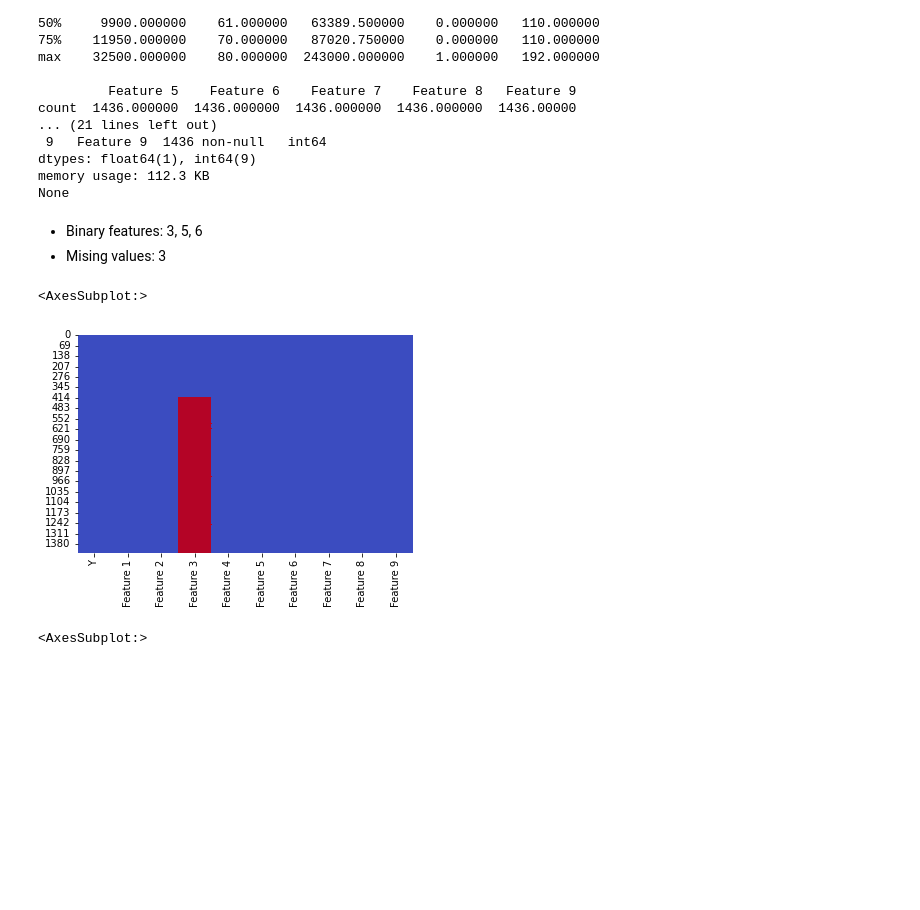
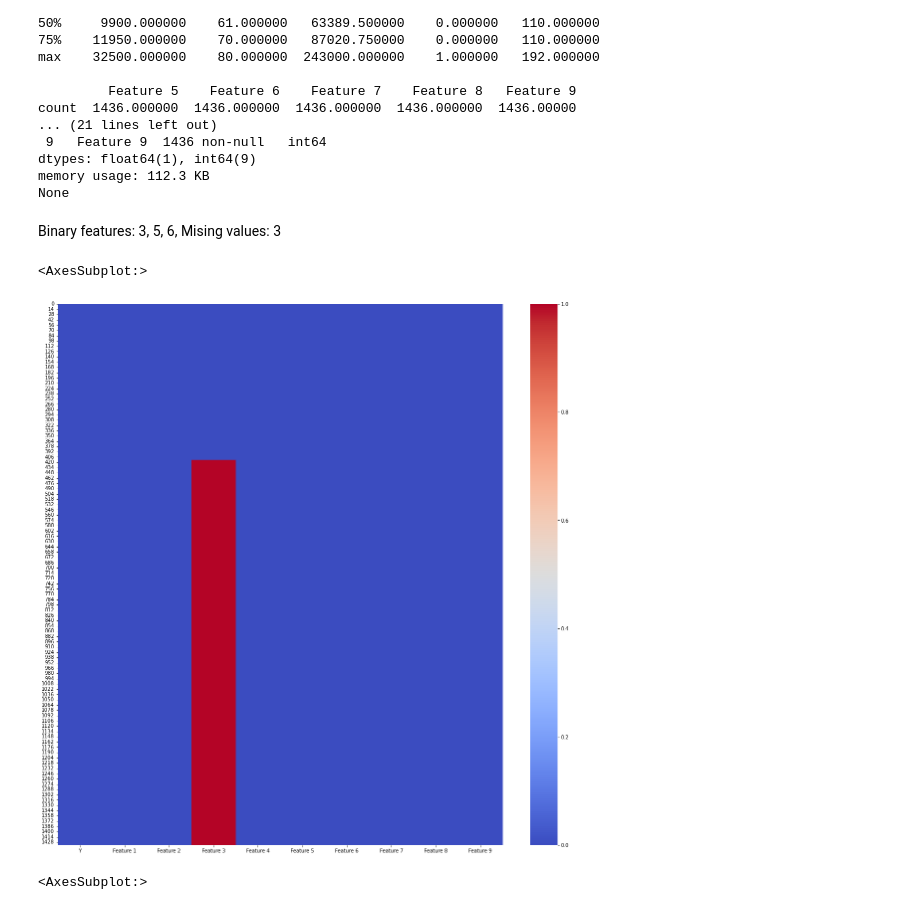
Before and after one commit to potus84/Inmeta, a Jupyter notebook: Modelling.ipynb, the cells around one changed output. Saved outputs shown, nothing was run; the diff lists cells and outputs as text; code cells hidden in the pictures; blank space fills up the shorter version.

```diff
--- a/Modelling.ipynb
+++ b/Modelling.ipynb
@@ -52,13 +52,13 @@ dtypes: float64(1), int64(9)
 memory usage: 112.3 KB
 None
 # %% [markdown]
-* Binary features: 3, 5, 6
-* Mising values: 3
+Binary features: 3, 5, 6, Mising values: 3
 # %%
-sns.heatmap(df.isnull(), cmap='coolwarm', cbar=False)
+plt.figure(figsize=(20, 20))
+sns.heatmap(df.isnull(), cmap='coolwarm', cbar=True)
 # %% [output]
 <AxesSubplot:>
-[figure, old version]
+[figure, new version]
 # %%
 sns.heatmap(df.corr(), annot=True, cbar=False)
 # %% [output]
```
Also changed, not shown: parts of 32 cells of this notebook, 1 other file.
